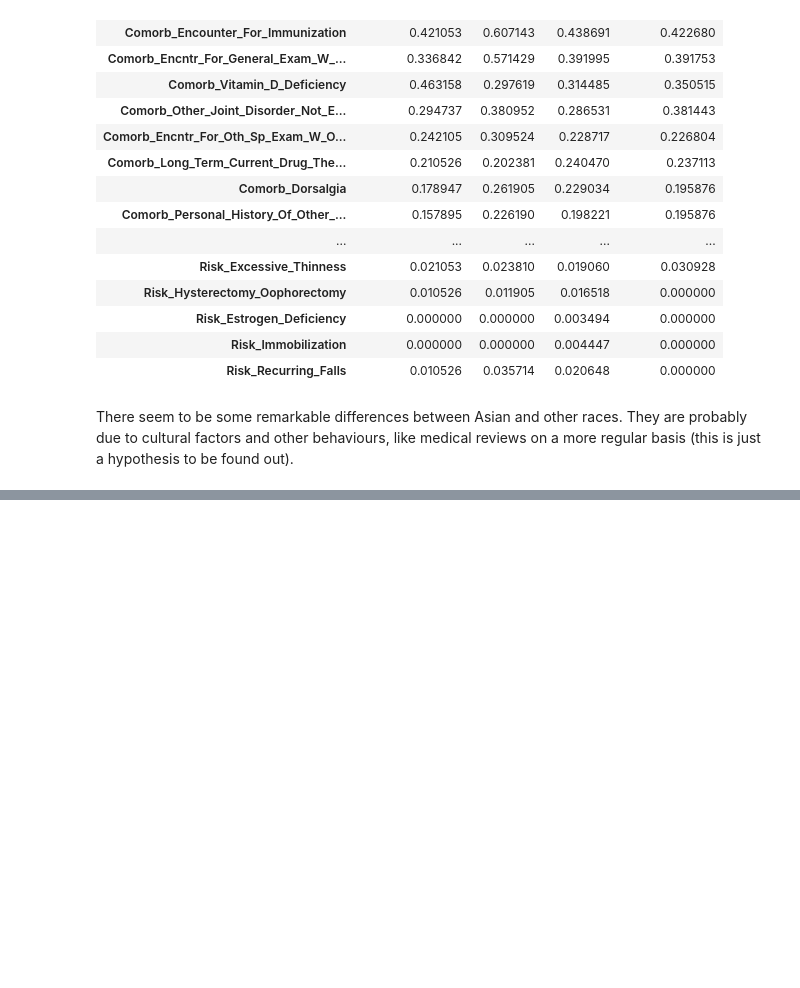
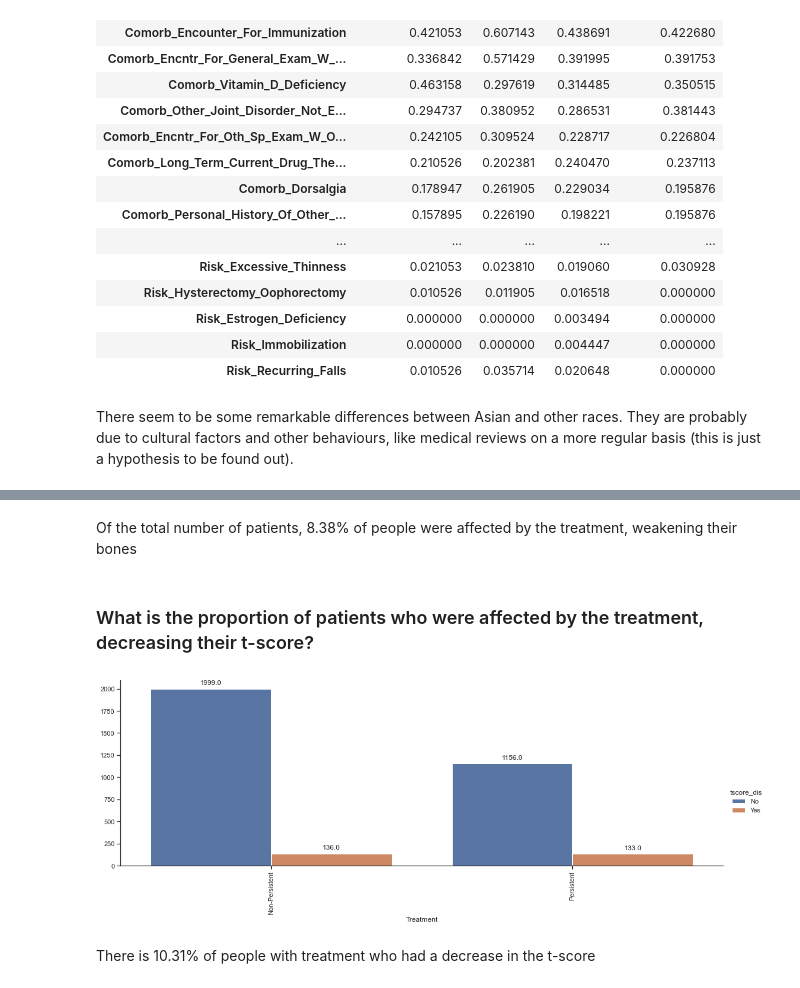
Before and after one commit to jaycee-ds/Drug_Persistency_ABC_Pharma, a Jupyter notebook: week 10/EDA.ipynb, the cells around one changed output, grey strips where cells are left out. Drawn from its saved outputs; the diff is of its cells as text; code cells hidden in the pictures; blank space fills up the shorter version.

```diff
--- a/week 10/EDA.ipynb
+++ b/week 10/EDA.ipynb
@@ -196,0 +240,17 @@ There seem to be some remarkable differences between Asian and other races. They
+# %% [markdown]
+Of the total number of patients, 8.38% of people were affected by the treatment, weakening their bones
+# %% [markdown]
+### What is the proportion of patients who were affected by the treatment, decreasing their t-score?
+# %%
+df_ge = df_g.groupby(['tscore_dis','Persistency_Flag'],as_index=False).count()
+fg = seaborn.catplot(x='Persistency_Flag', y='Frag_consecu', hue='tscore_dis', data=df_ge, kind='bar',aspect=3)
+fg.set_xlabels('Treatment')
+fg.set_ylabels('')
+fg.set_xticklabels(rotation=90)
+for ax in fg.axes.ravel():
+    for p in ax.patches:
+        ax.annotate(format(p.get_height(), '.1f'), (p.get_x() + p.get_width() / 2., p.get_height()), ha = 'center', va = 'center', xytext = (0, 10), textcoords = 'offset points')
+# %% [output]
+[figure, added]
+# %% [markdown]
+There is 10.31% of people with treatment who had a decrease in the t-score
```
Also changed, not shown: parts of 7 cells of this notebook.
